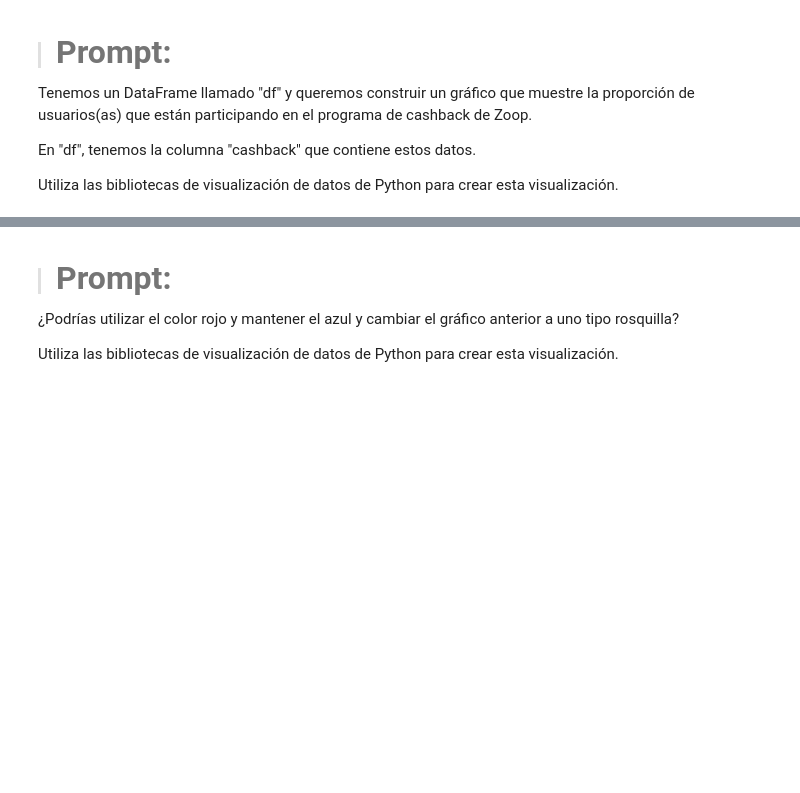
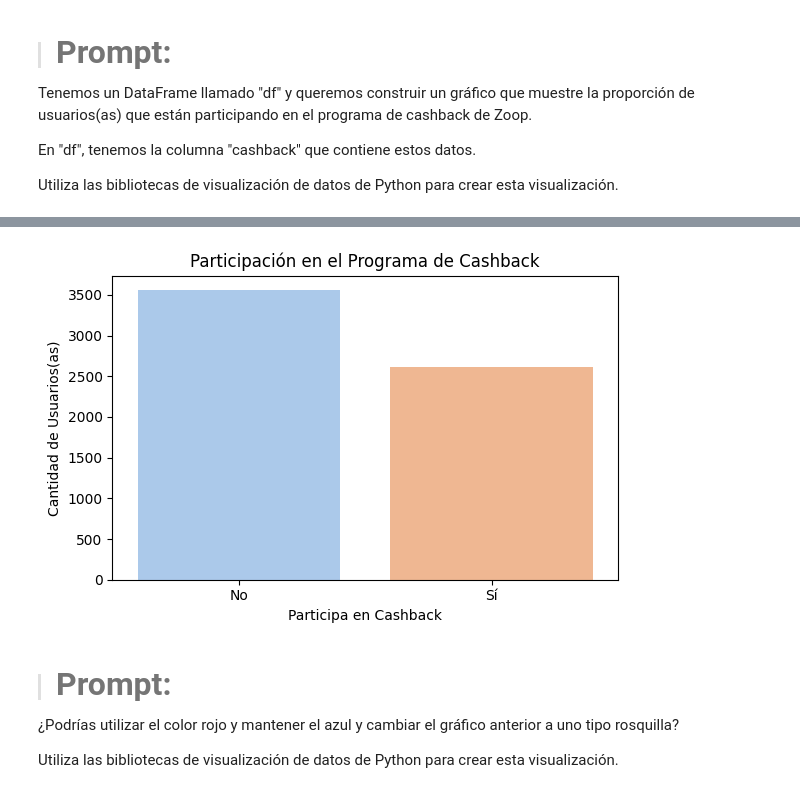
Before and after one commit to mg253a/IA_aplicada_a_ciencia_de_datos, a Jupyter notebook: IA_aplicada_a_ciencia_de_datos.ipynb, the cells around one changed output, grey strips where cells are left out. Drawn from its saved outputs; the diff is of its cells as text; code cells hidden in the pictures; blank space fills up the shorter version.

```diff
--- a/IA_aplicada_a_ciencia_de_datos.ipynb
+++ b/IA_aplicada_a_ciencia_de_datos.ipynb
@@ -682,3 +726,20 @@ Utiliza las bibliotecas de visualización de datos de Python para crear esta vis
+# %%
+#OPCION 2
+
+# Crear DataFrame resumen
+cashback_df = participacion_cashback.reset_index()
+cashback_df.columns = ['cashback', 'cantidad']
+
+# Gráfico de barras
+plt.figure(figsize=(6, 4))
+sns.barplot(data=cashback_df, x='cashback', y='cantidad', palette='pastel')
+plt.title('Participación en el Programa de Cashback')
+plt.xlabel('Participa en Cashback')
+plt.ylabel('Cantidad de Usuarios(as)')
+plt.tight_layout()
+plt.show()
+# %% [output]
+[figure, added]
 # %% [markdown]
 > #### <strong><font color="7b71ff" size =6>Prompt:</font></strong>
 
```
Also changed, not shown: parts of 4 cells of this notebook.
